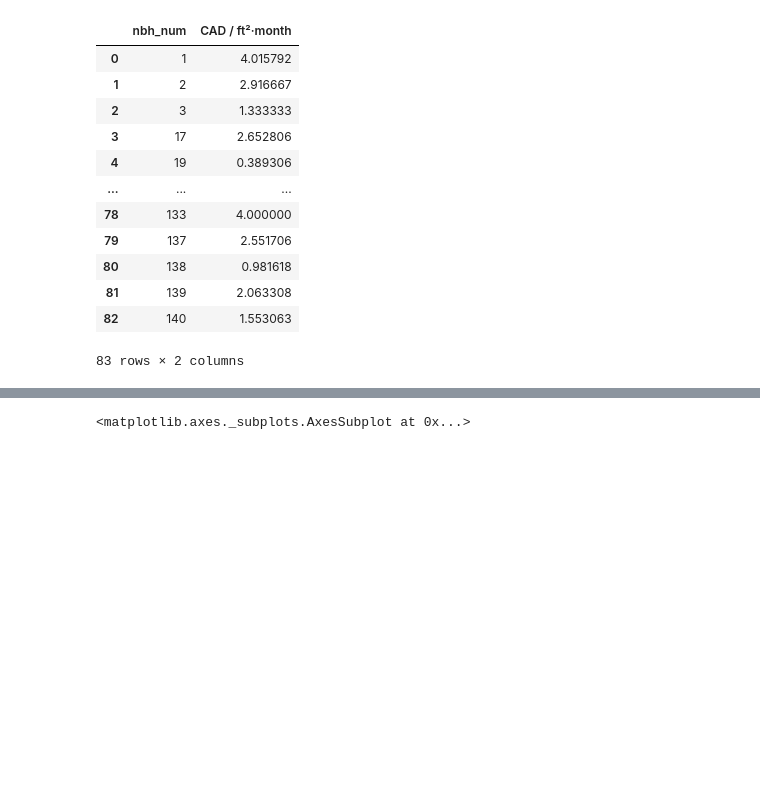
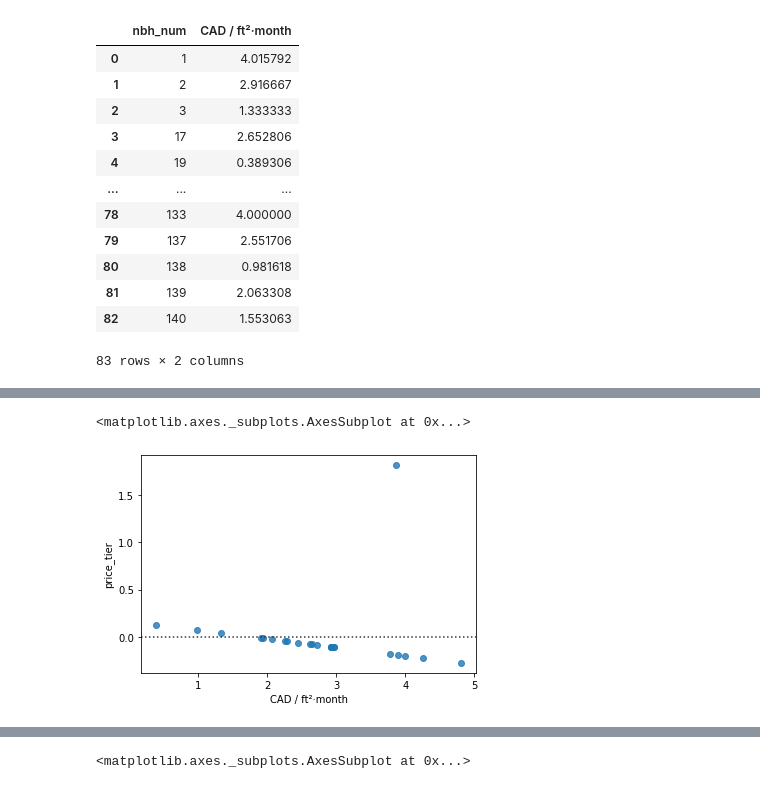
Before and after one commit to pagutierreza/Applied-Data-Science-Capstone, a Jupyter notebook: Week 2/EDA.ipynb, the cells around one changed output, grey strips where cells are left out. Cells and saved outputs as stored; diff of their text form; code cells hidden in the pictures; blank space fills up the shorter version.

```diff
--- a/Week 2/EDA.ipynb
+++ b/Week 2/EDA.ipynb
@@ -111,0 +94,3 @@ sns.scatterplot(df.iloc[:,6], df.iloc[:,5])
+# %%
+categories = df.cat_1.value_counts().to_frame().reset_index()
+categories.columns = ['cat_1', 'count']
@@ -111,0 +119,6 @@ sns.scatterplot(df.iloc[:,6], df.iloc[:,5])
+# %%
+loc = 1
+sns.residplot(df[df.cat_1 == categories.cat_1[loc]].iloc[:,6], df[df.cat_1 == categories.cat_1[loc]].price_tier)
+# %% [output]
+<matplotlib.axes._subplots.AxesSubplot at 0x...>
+[figure, added]
```
Also changed, not shown: parts of 23 cells of this notebook.
